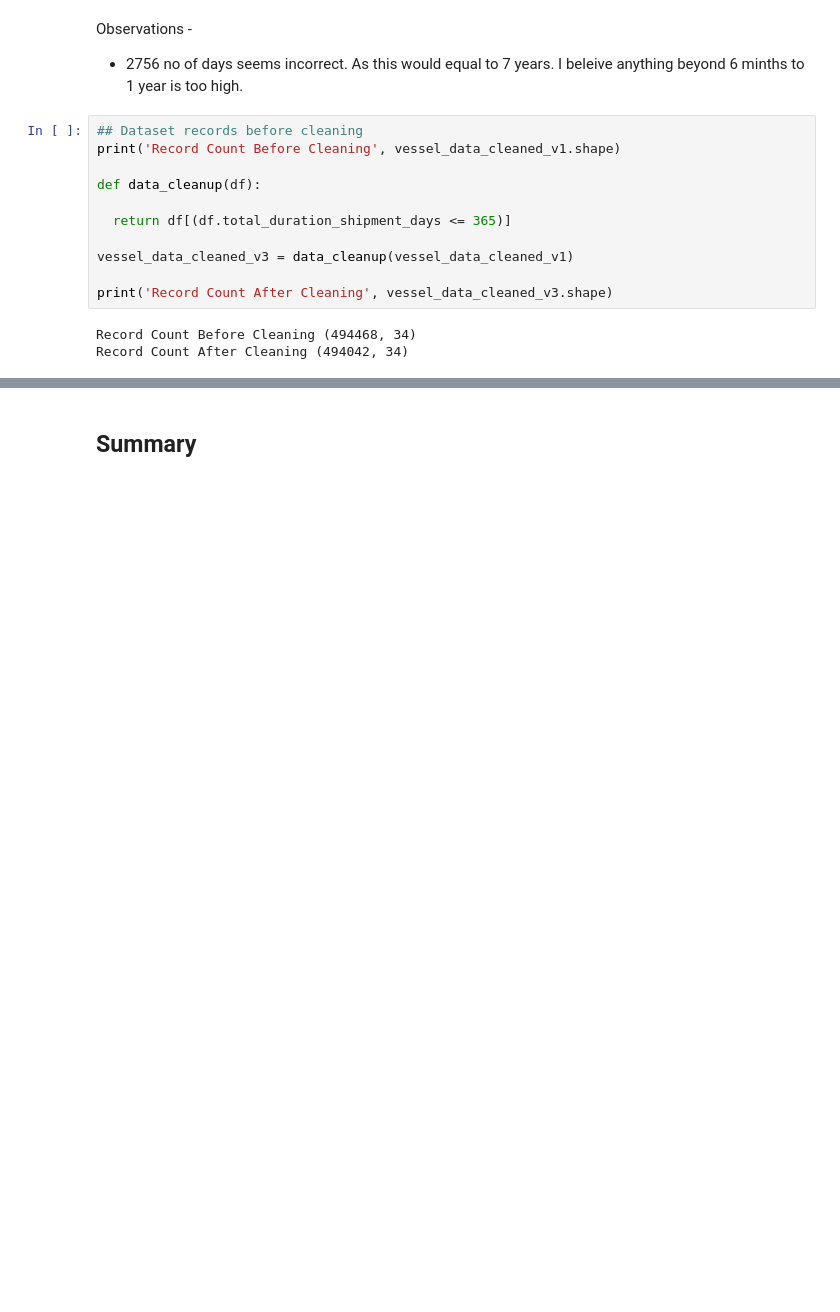
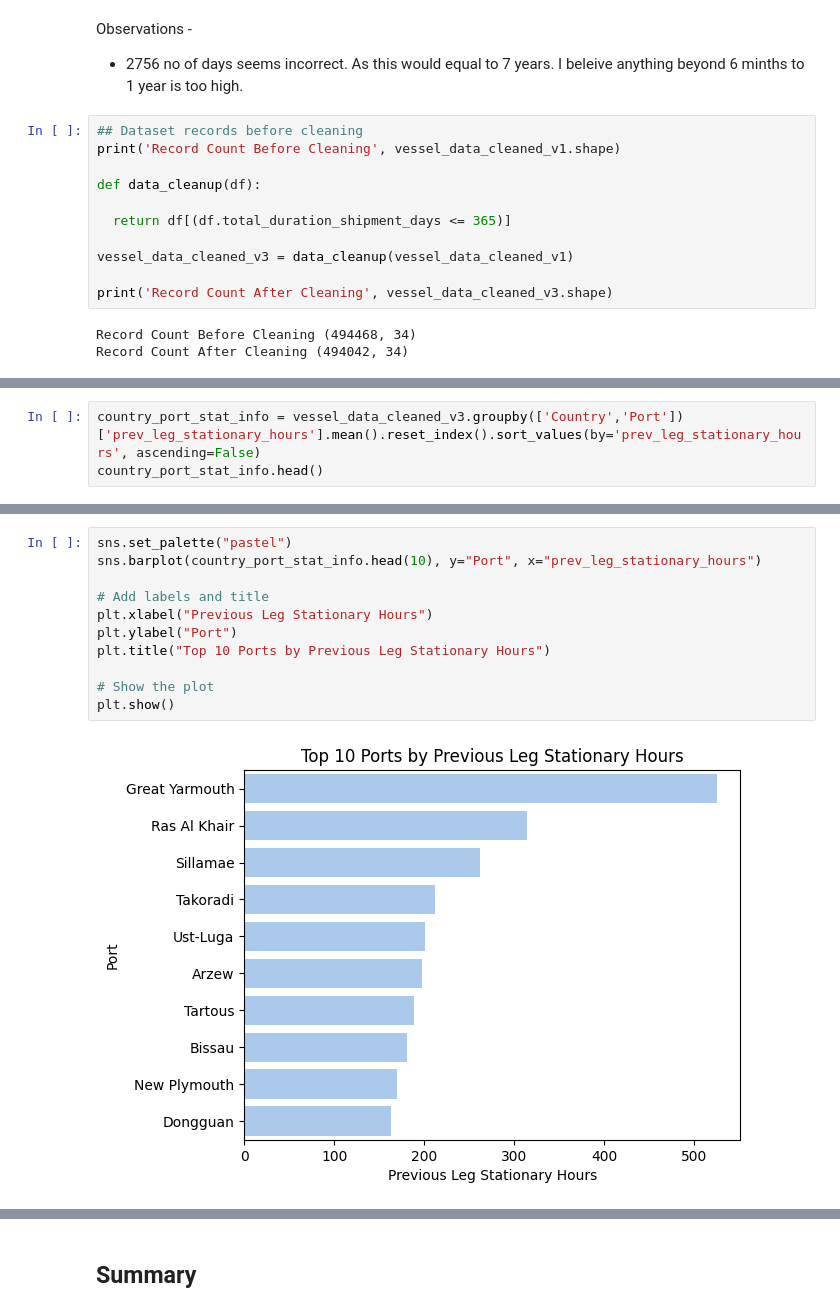
Before and after one commit to hargurjeet/Maersk, a Jupyter notebook: Solution_Notebook.ipynb, the cells around one changed output, grey strips where cells are left out. Drawn from its saved outputs; the diff is of its cells as text; blank space fills up the shorter version.

```diff
--- a/Solution_Notebook.ipynb
+++ b/Solution_Notebook.ipynb
@@ -414,0 +431,3 @@ Record Count After Cleaning (494042, 34)
+# %%
+country_port_stat_info = vessel_data_cleaned_v3.groupby(['Country','Port'])['prev_leg_stationary_hours'].mean().reset_index().sort_values(by='prev_leg_stationary_hours', ascending=False)
+country_port_stat_info.head()
@@ -414,0 +441,13 @@ Record Count After Cleaning (494042, 34)
+# %%
+sns.set_palette("pastel")
+sns.barplot(country_port_stat_info.head(10), y="Port", x="prev_leg_stationary_hours")
+
+# Add labels and title
+plt.xlabel("Previous Leg Stationary Hours")
+plt.ylabel("Port")
+plt.title("Top 10 Ports by Previous Leg Stationary Hours")
+
+# Show the plot
+plt.show()
+# %% [output]
+[figure, added]
```
Also changed, not shown: parts of 13 cells of this notebook.
